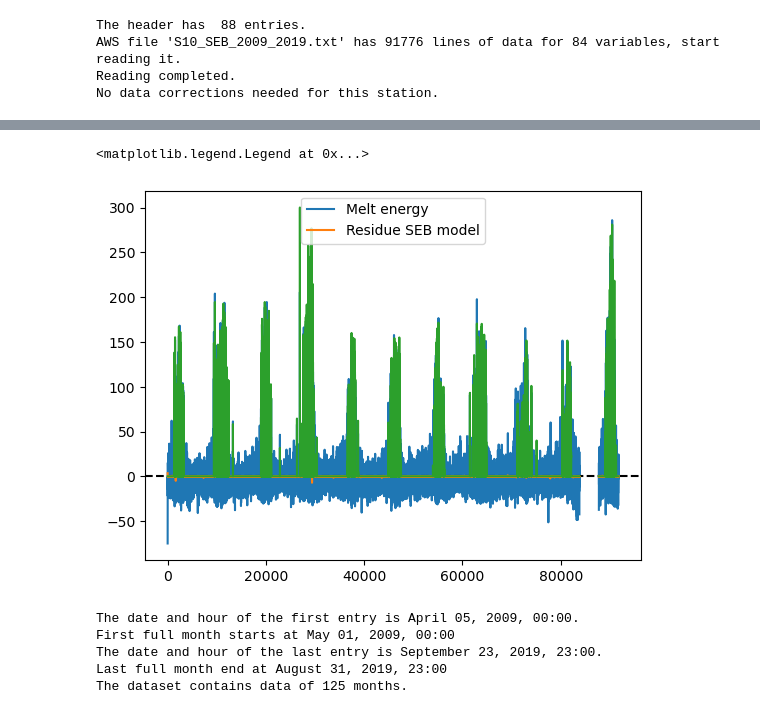
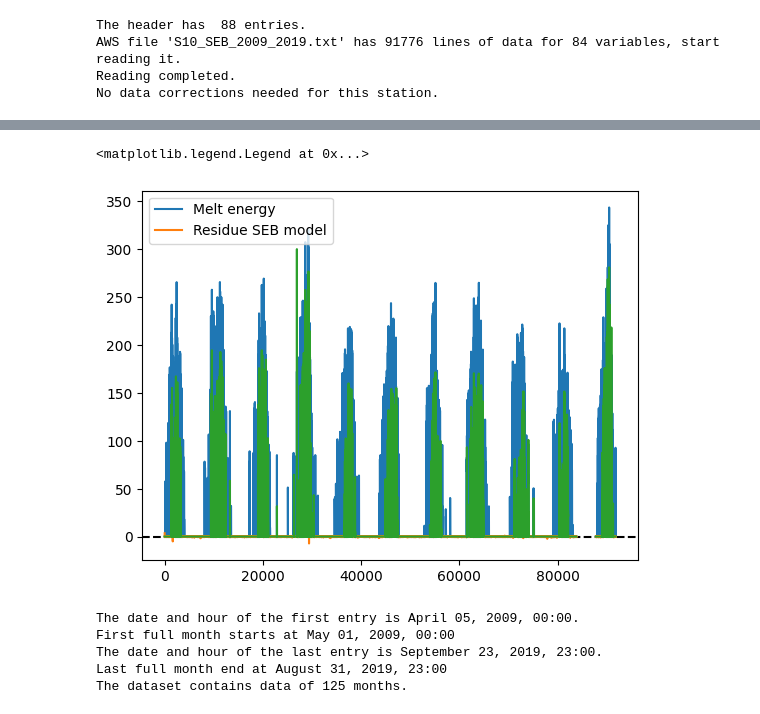
Before and after one commit to CLPHUU/IceAndClimate, a Jupyter notebook: Project_2/Project_2.ipynb, the cells around one changed output, grey strips where cells are left out. Cells and saved outputs as stored; diff of their text form; code cells hidden in the pictures.

```diff
--- a/Project_2/Project_2.ipynb
+++ b/Project_2/Project_2.ipynb
@@ -121,14 +122,15 @@ def get_variables(set_dT=False, dT=0):
     RH2m_arr = SEBdata.Extract_Variable("RH")/100
     SHF_arr = SEBdata.Extract_Variable("Hsen")
     T_air2m = SEBdata.Extract_Variable('Tair_2m') + 273.15 # in degK
+    G = SEBdata.Extract_Variable("Gs")
 
     C_TBD_arr = np.array(SHF_arr)/(np.array(T_air2m)-np.array(Tsurf))
     C_TBD_arr_meaned = C_TBD_arr[~np.isnan(C_TBD_arr)]
     C_TBD_arr_meaned = C_TBD_arr_meaned[~np.isinf(C_TBD_arr_meaned)]
 
     C_TBD_arr = np.full(C_TBD_arr.shape, C_TBD_arr_meaned.mean())
-    # print((C_TBD_arr_meaned))
-    return Tsurf, P_arr, RH2m_arr, C_TBD_arr, U10_arr, SWadjnet_arr, LWadjdown_arr, SHF_arr
+
+    return Tsurf, P_arr, RH2m_arr, C_TBD_arr, U10_arr, SWadjnet_arr, LWadjdown_arr, SHF_arr, G
 # %%
-Tsurf, P_arr, RH2m_arr, C_TBD_arr, U10_arr, SWadjnet_arr, LWadjdown_arr_false, SHF_arr = get_variables(set_dT=False)
+Tsurf, P_arr, RH2m_arr, C_TBD_arr, U10_arr, SWadjnet_arr, LWadjdown_arr_false, SHF_arr, G_arr = get_variables(set_dT=False)
 LWadjdown_arr = get_variables(set_dT=True, dT=1)
@@ -142,25 +137,25 @@ print(LWadjdown_arr_false)
 # %%
-def calculate_SEB(T_initial, P, RH2m, C_TBD, U10, SWnet, LWdown, SHF, idx=0, idxmax=10):
+def calculate_SEB(T_surf_initial, P, RH2m, C_TBD, U10, SWnet, LWdown, SHF, G, idx=0, idxmax=10):
     ''''Function to calculate the surface energy balance from the surface temperature, pressure, relative humidity and wind speed'''
-    T_comp = calc_Tsurf(T_initial,P,RH2m,C_TBD,U10,SWnet,LWdown,SHF)
+    T_surf_updated = calc_Tsurf(T_surf_initial,P,RH2m,C_TBD,U10,SWnet,LWdown,SHF, G)
 
     if idx == idxmax:
-        res = calculate_melting(T_comp,P,RH2m,U10,C_TBD,SWnet,LWdown,SHF) #-1
+        res = calculate_melting(T_surf_updated,P,RH2m,U10,C_TBD,SWnet,LWdown,SHF, G)
         M = 0
-        T_surf = T_comp
-        # print(M, res, T_surf)
+        T_surf = T_surf_updated
         return M, res, T_surf
 
-    if T_comp > 273.15:
-        M = calculate_melting(T_comp,P,RH2m,U10,C_TBD,SWnet,LWdown,SHF)
+    if T_surf_updated > 273.15:
+        M = calculate_melting(T_surf_updated,P,RH2m,U10,C_TBD,SWnet,LWdown,SHF, G)
         res = 0
-        T_surf = T_comp
-        print(M, res, T_surf)
+        T_surf = T_surf_updated
+        return M, res, T_surf
 
-        return M, res, T_surf #TODO: We get negative melting energy, which is not possible since we constrain the function on only calculating M for T>273.15. Hesitant to set M to abs though
+    if T_surf_updated <= 273.15:
+        return calculate_SEB(T_surf_initial=T_surf_updated,P=P, RH2m=RH2m, C_TBD=C_TBD, U10=U10, SWnet=SWnet, LWdown=LWdown, G=G, SHF=SHF,idx=idx+1)
 
-    if T_comp < 273.15:
-        return calculate_SEB(T_initial=T_comp,P=P, RH2m=RH2m, C_TBD=C_TBD, U10=U10, SWnet=SWnet, LWdown=LWdown, SHF=SHF,idx=idx+1)
+    else: # T_comp is a nan or something
+        return np.nan, np.nan, np.nan
 # %%
 def get_SEB(LWadjdown_arr):
     '''Function to fetch SEB for entire dataset'''
@@ -168,13 +163,13 @@ def get_SEB(LWadjdown_arr):
     M_ar = []
     res_ar = []
     T_surf_ar = []
-    for idx, (T, P, RH2m, C_TBD,U10, SWadjnet, LWadjdown, SHF) in enumerate(zip(Tsurf, P_arr, RH2m_arr, C_TBD_arr, U10_arr, SWadjnet_arr, LWadjdown_arr, SHF_arr)):
-        M, res, T_surf = calculate_SEB(T, P, RH2m, C_TBD,U10, SWadjnet, LWadjdown, SHF, idx=0, idxmax=10)
+    for idx, (T, P, RH2m, C_TBD,U10, SWadjnet, LWadjdown, SHF, G) in enumerate(zip(Tsurf, P_arr, RH2m_arr, C_TBD_arr, U10_arr, SWadjnet_arr, LWadjdown_arr, SHF_arr, G_arr)):
+        M, res, T_surf = calculate_SEB(T, P, RH2m, C_TBD,U10, SWadjnet, LWadjdown, SHF, G, idxmax=10)
         M_ar.append(M)
         res_ar.append(res)
         T_surf_ar.append(T_surf)
 
-    SEB_dict = {'Melt': M, 'residue': res, 'T_surf_ar': T_surf}
+    SEB_dict = {'Melt': M_ar, 'residue': res_ar, 'T_surf_ar': T_surf_ar}
     return SEB_dict
 # %%
 No_melt_dict = get_SEB(LWadjdown_arr=LWadjdown_arr_false)
@@ -201,16 +192,16 @@ TypeError: cannot unpack non-iterable NoneType object
 # %%
 
 # plt.plot(Melt_energy, label='Melt energy+1k')
-plt.plot(Melt_energy_no_melt, label='Melt energy')
+plt.plot(Melt_dict['Melt'], label='Melt energy')
 plt.axhline(y=0, color='k', linestyle='--')
 plt.plot(SEBdata.Extract_Variable('rest_energy'), label='Residue SEB model')
 # plt.plot(np.array(Melt_energy) - np.array(Melt_energy_no_melt))
 plt.plot(SEBdata.Extract_Variable('melt_energy'))
 plt.legend()
 # plt.ylim(-50, 50)
 # %% [output]
 <matplotlib.legend.Legend at 0x...>
-[figure, old version]
+[figure, new version]
 # %%
 def plotter(SWdown, SWup, SWnet, LWdown, LWup, LWnet, SHF, LHF, Gs, MeltS,MeltT,Residu):
 
```
Also changed, not shown: parts of 8 cells of this notebook, 1 other file.
